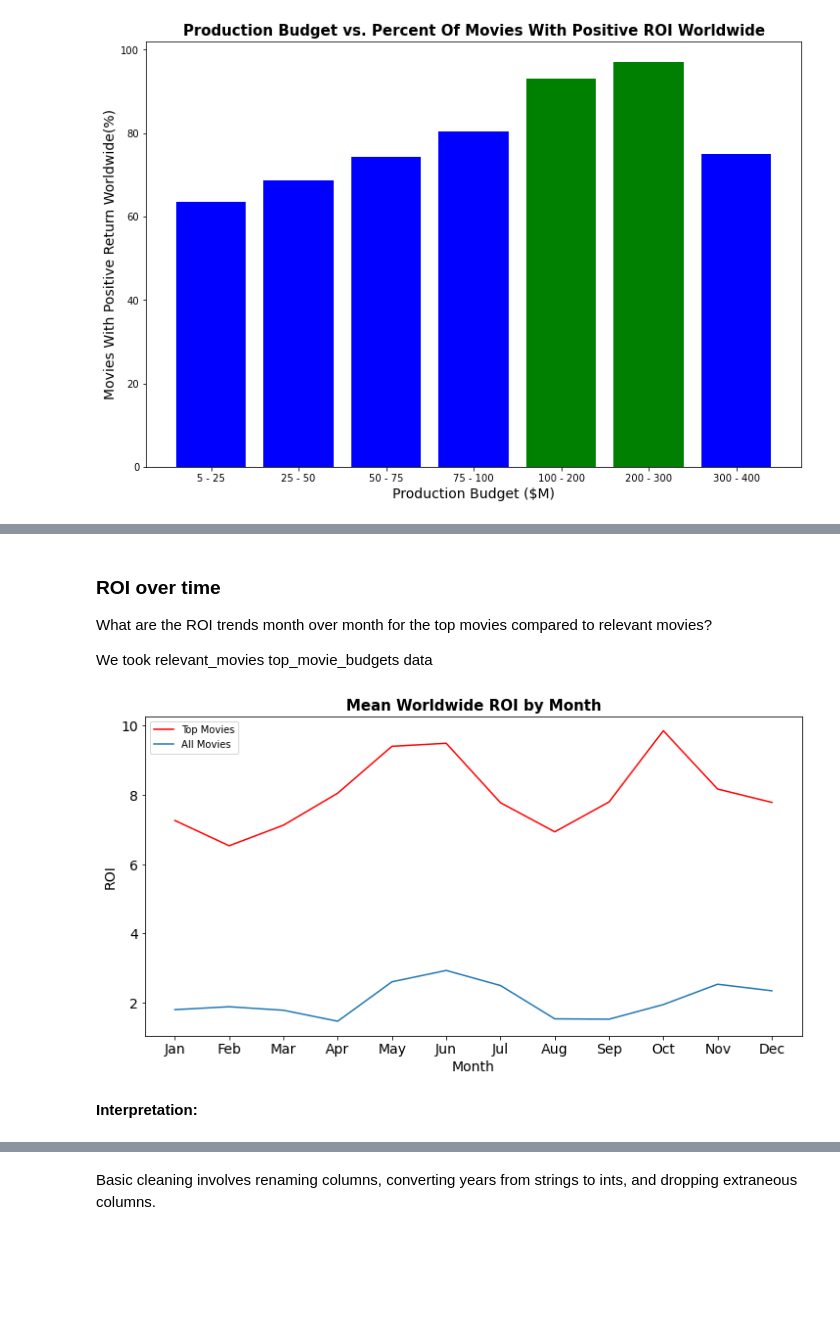
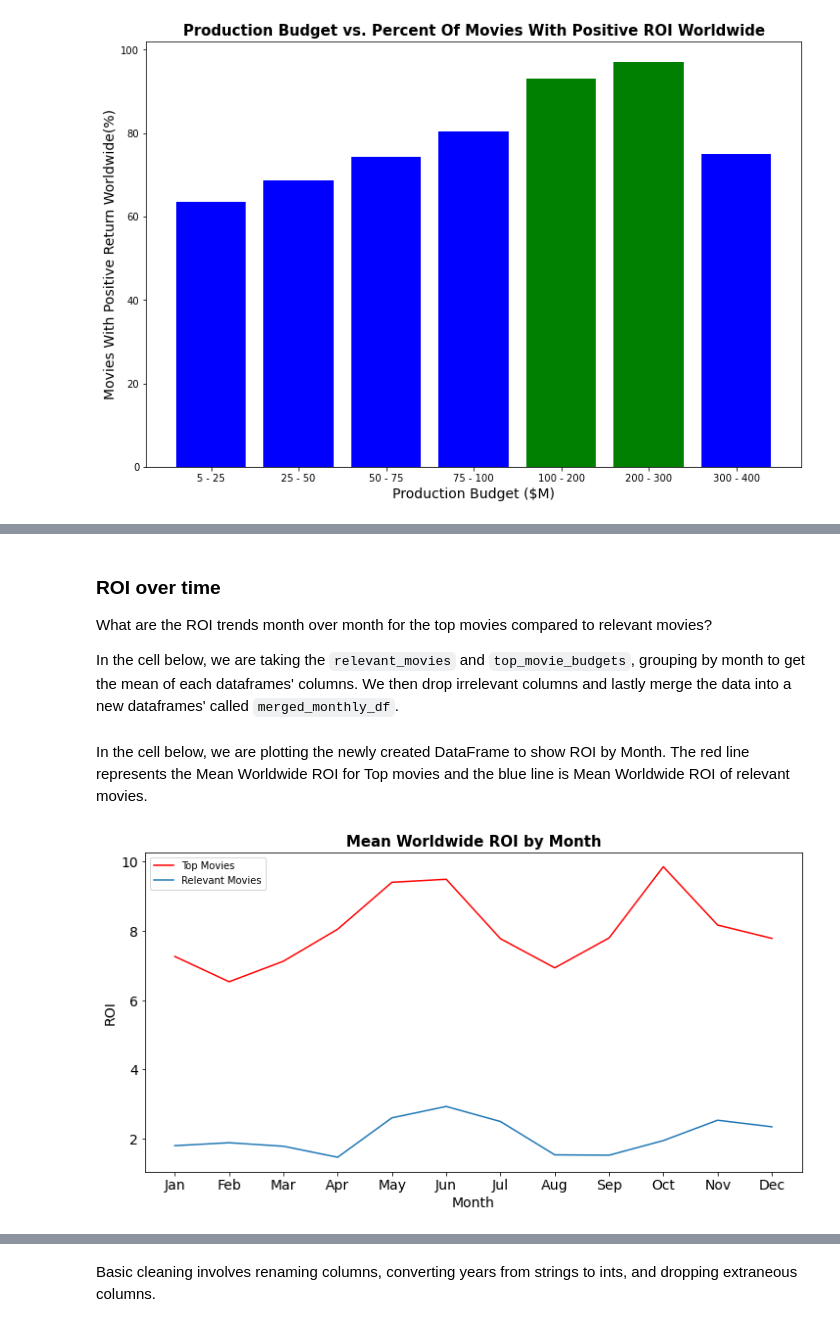
Before and after one commit to jmarkowi/Microsoft-Studios-Analysis, a Jupyter notebook: microsoft_movie_needs_analysis.ipynb, the cells around one changed output, grey strips where cells are left out. Drawn from its saved outputs; the diff is of its cells as text; code cells hidden in the pictures; blank space fills up the shorter version.

```diff
--- a/microsoft_movie_needs_analysis.ipynb
+++ b/microsoft_movie_needs_analysis.ipynb
@@ -222,7 +223,7 @@ The ideal budget range for a movie is between \\$100million–\\$300million beca
 ### ROI over time
 What are the ROI trends month over month for the top movies compared to relevant movies?
 
-We took relevant_movies top_movie_budgets data
+In the cell below, we are taking the `relevant_movies` and `top_movie_budgets`, grouping by month to get the mean of each dataframes' columns. We then drop irrelevant columns and lastly merge the data into a new dataframes' called  `merged_monthly_df`.
 # %%
 all_movies_monthly = relevant_movies.groupby('month').mean()
 all_movies_monthly.drop({'domestic_gross'
@@ -240,25 +241,25 @@ top_movies_monthly.drop({ 'domestic_gross'
 
 merged_monthly_df = all_movies_monthly.merge(top_movies_monthly, on ='month' )
 merged_monthly_df.reset_index(inplace= True)
+# %% [markdown]
+In the cell below, we are plotting the newly created DataFrame to show ROI by Month. The red line represents the Mean Worldwide ROI for Top movies and the blue line is Mean Worldwide ROI of relevant movies.
 # %%
 fig, ax = plt.subplots(figsize = (12, 6))
 x = merged_monthly_df['month']
 y1 = merged_monthly_df['worldwide_roi_x']
 y2 = merged_monthly_df['worldwide_roi_y']
 months = ['Jan', 'Feb', 'Mar', 'Apr', 'May', 'Jun', 'Jul', 'Aug', 'Sep', 'Oct', 'Nov', 'Dec']
 line1, = ax.plot(x, y1)
 line2, = ax.plot(x, y2, color='red')
 ax.set_title('Mean Worldwide ROI by Month', {'fontsize':15, 'fontweight':'bold'})
 ax.set_xlabel('Month', fontsize = 14)
 ax.set_xticklabels(months)
 ax.set_xticks(list(range(1,13)))
 ax.set_ylabel('ROI', fontsize = 14)
-ax.legend([line2,line1],['Top Movies','All Movies'], loc='upper left');
+ax.legend([line2,line1],['Top Movies','Relevant Movies'], loc='upper left');
 plt.rc('xtick', labelsize=14)
 plt.rc('ytick', labelsize=14)
 
 plt.savefig("./Images/monthly_roi_graph.png");
 # %% [output]
-[figure, old version]
+[figure, new version]
-# %% [markdown]
-**Interpretation:**
```
Also changed, not shown: parts of 33 cells of this notebook, 1 other file.
